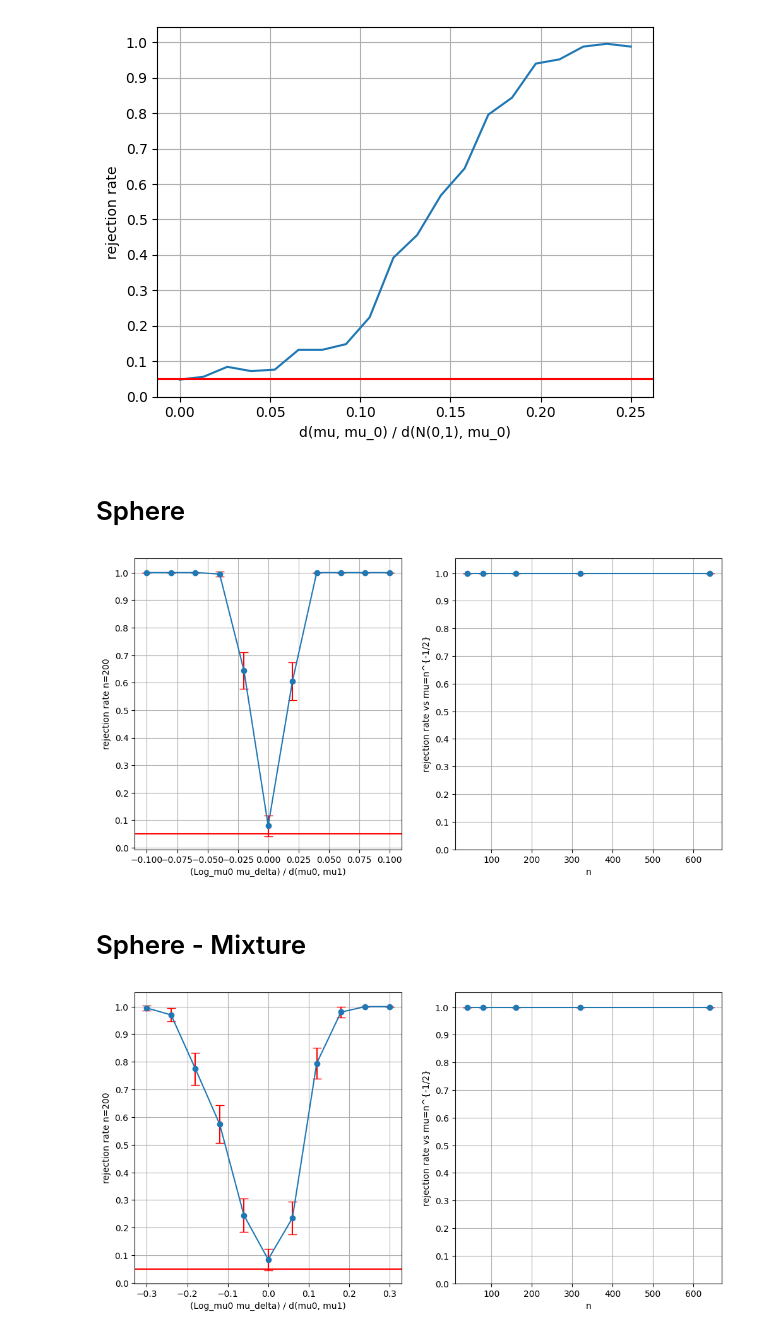
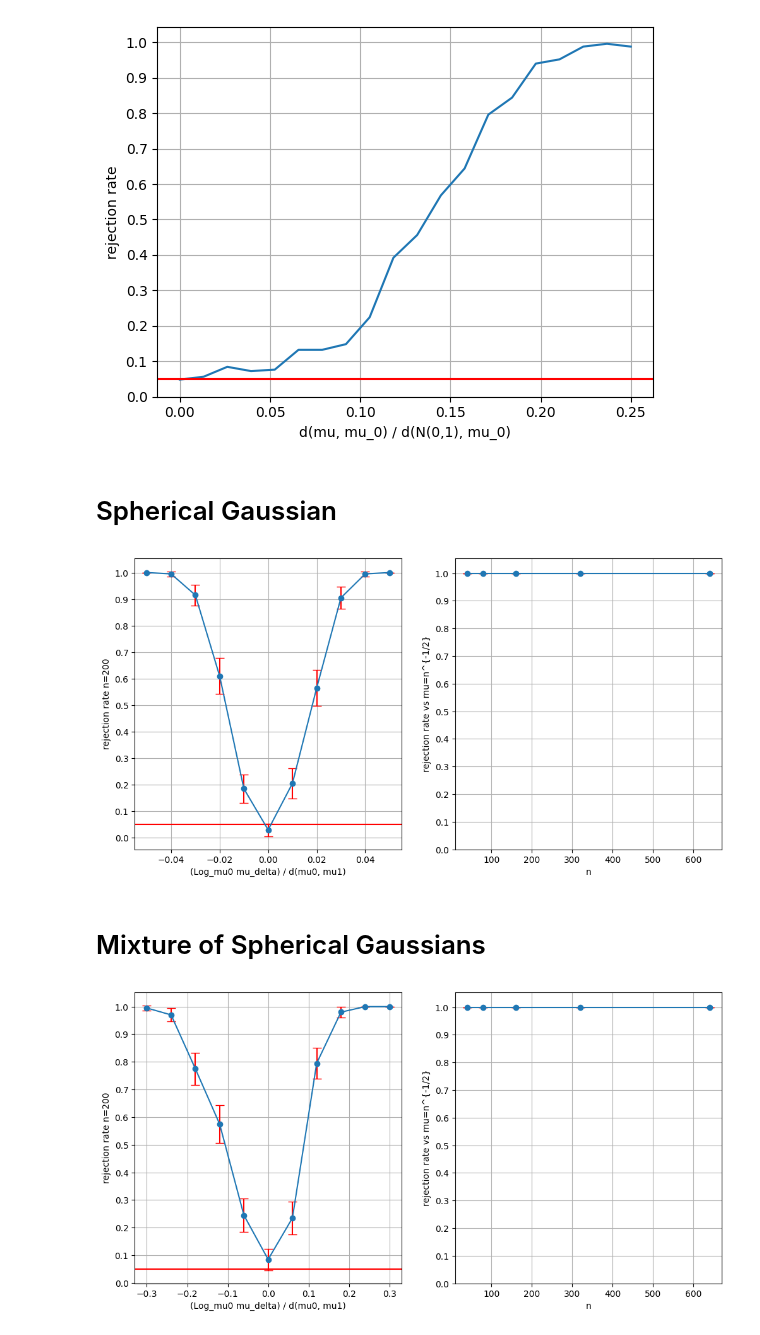
Before and after one commit to matthieubulte/meantesting, a Jupyter notebook: exploration.ipynb, the cells around one changed output. Saved outputs shown, nothing was run; the diff lists cells and outputs as text; code cells hidden in the pictures.

```diff
--- a/exploration.ipynb
+++ b/exploration.ipynb
@@ -239,8 +239,8 @@ power vs n^{-1/2}, n=100 (1.0, 0.0)
 size 0.036
 power vs n^{-1/(2+eps)} 0.144
 [figure]
-# %% [markdown]
-# Sphere
+# %% [markdown]
+# Spherical Gaussian
 # %%
 @partial(jax.jit, static_argnums=(1,))
 def sample_von_mises(key, n, mu):
@@ -255,37 +255,37 @@ mu_1 = jnp.array([1.0, 0.0])
 mu_delta = lambda delta: geodesic(S, mu_0, mu_1, delta)
 
 
 delta_rates = np.zeros(11)
 delta_rates_std = np.zeros(11)
-deltas = np.linspace(-0.1, 0.1, delta_rates.shape[0])
+deltas = np.linspace(-0.05, 0.05, delta_rates.shape[0])
 for i, delta in tqdm(enumerate(deltas)):
     rm, rs = eval_test_mc(S, n, sample_von_mises, (mu_delta(delta),), mu_0)
     delta_rates[i] = rm
     delta_rates_std[i] = rs
 
 ns = [40, 80, 160, 320, 640]
 local_rates = np.zeros(len(ns))
 local_rates_std = np.zeros(len(ns))
 for i, n_i in tqdm(enumerate(ns)):
     rm, rs = eval_test_mc(S, n, sample_von_mises, (mu_delta(4 / np.sqrt(n_i)),), mu_0)
     local_rates[i] = rm
     local_rates_std[i] = rs
 
 
 plotting.plot_sim_results(
     mc_repeats,
     n,
     deltas,
     delta_rates,
     delta_rates_std,
     ns,
     local_rates,
     local_rates_std,
 )
 # %% [output]
-[figure, old version]
+[figure, new version]
 # %% [markdown]
-# Sphere - Mixture
+# Mixture of Spherical Gaussians
 # %%
 @partial(jax.jit, static_argnums=(1,))
 def sample_mixture(key, n, mu0, mu1, p):
```
Also changed, not shown: parts of 3 cells of this notebook, 4 other files.
